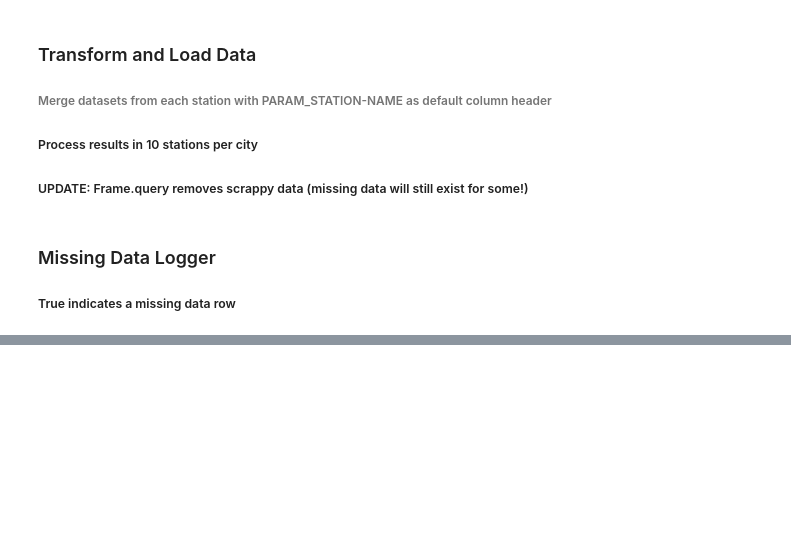
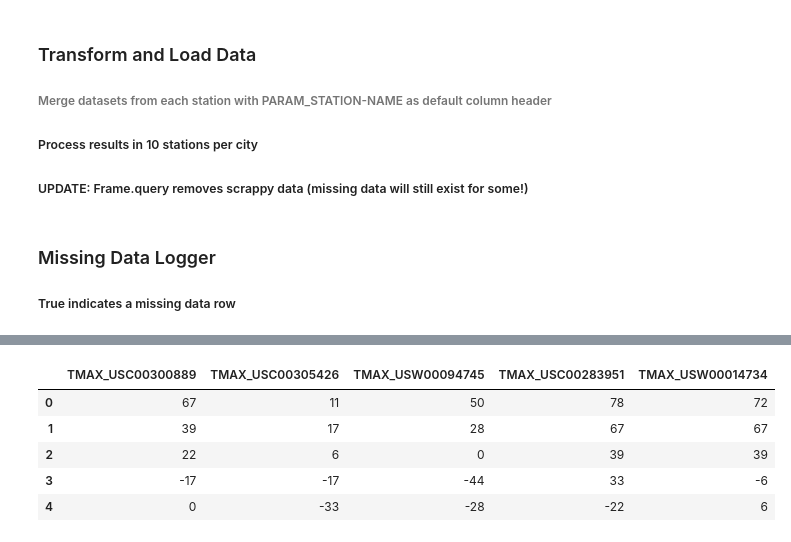
Before and after one commit to celebal/stock-proj, a Jupyter notebook: notebooks/Pandas_weather_upload_v2.ipynb, the cells around one changed output, grey strips where cells are left out. Cells and saved outputs as stored; diff of their text form; code cells hidden in the pictures; blank space fills up the shorter version.

Commit message:
added stock data

```diff
--- a/notebooks/Pandas_weather_upload_v2.ipynb
+++ b/notebooks/Pandas_weather_upload_v2.ipynb
@@ -191,0 +233,9 @@ dtype: int64
+# %%
+pd.DataFrame.head(NYC_TMAX)
+# %% [output]
+|  | TMAX_USC00300889 | TMAX_USC00305426 | TMAX_USW00094745 | TMAX_USC00283951 | TMAX_USW00014734 |
+| 0 | 67 | 11 | 50 | 78 | 72 |
+| 1 | 39 | 17 | 28 | 67 | 67 |
+| 2 | 22 | 6 | 0 | 39 | 39 |
+| 3 | -17 | -17 | -44 | 33 | -6 |
+| 4 | 0 | -33 | -28 | -22 | 6 |
```
Also changed, not shown: parts of 16 cells of this notebook.
